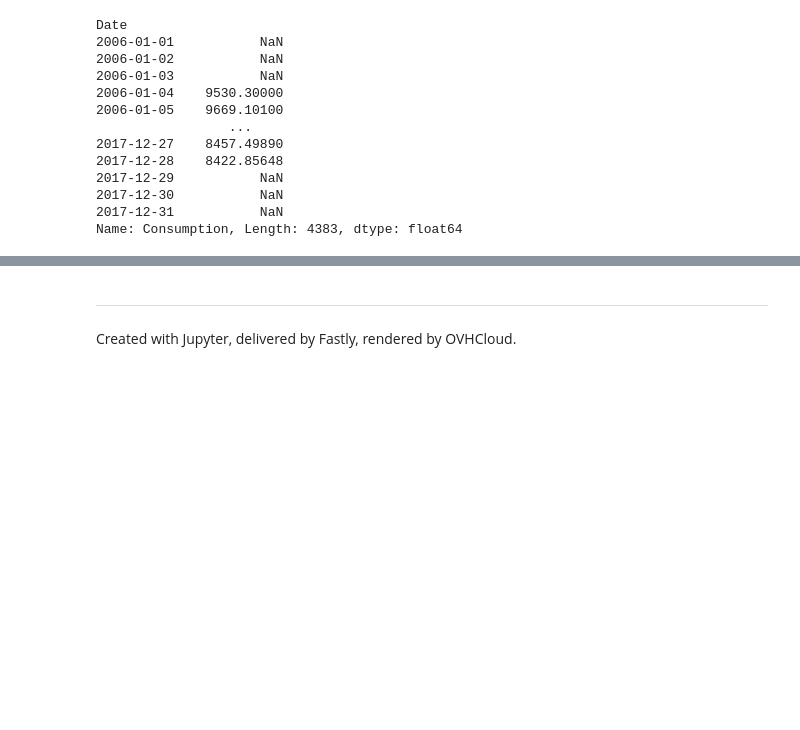
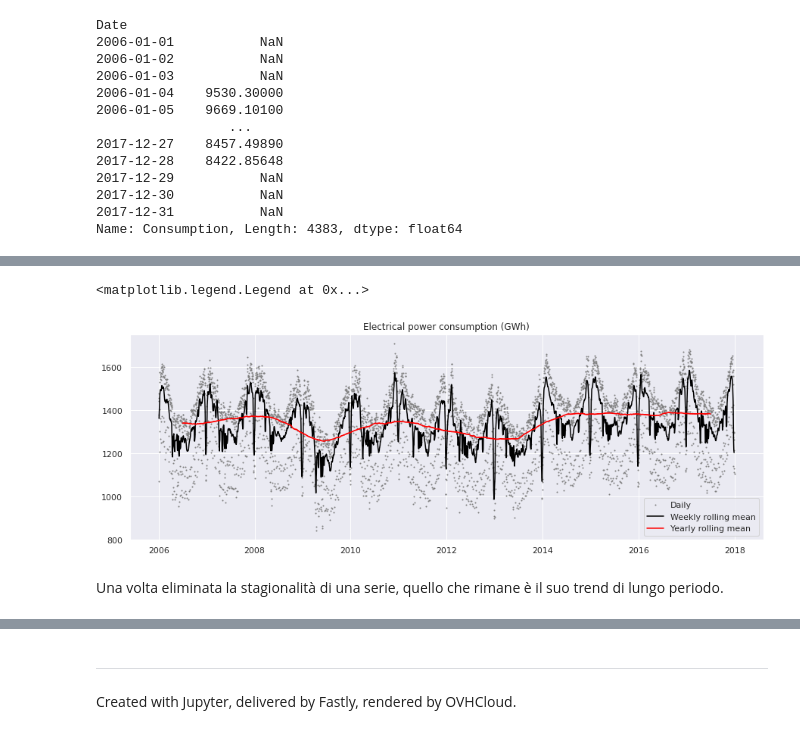
Before and after one commit to fbagattini/Lezioni, a Jupyter notebook: Analisi e Forecast di Serie Temporali con Python - Parte II.ipynb, the cells around one changed output, grey strips where cells are left out. Cells and saved outputs as stored; diff of their text form; code cells hidden in the pictures; blank space fills up the shorter version.

```diff
--- a/Analisi e Forecast di Serie Temporali con Python - Parte II.ipynb
+++ b/Analisi e Forecast di Serie Temporali con Python - Parte II.ipynb
@@ -266,0 +392,23 @@ sns.set()
+# %%
+plt.plot(df['Consumption'],
+         marker='.',
+         markersize=2,
+         linestyle='',
+         label='Daily',
+         color='gray')
+
+plt.plot(df['Consumption'].rolling(7, center=True).mean(),
+         label='Weekly rolling mean',
+         color='black')
+
+plt.plot(df['Consumption'].rolling(365, center=True).mean(),
+         label='Yearly rolling mean',
+         color='red')
+
+plt.title('Electrical power consumption (GWh)')
+plt.legend()
+# %% [output]
+<matplotlib.legend.Legend at 0x...>
+[figure, added]
+# %% [markdown]
+Una volta eliminata la stagionalità di una serie, quello che rimane è il suo trend di lungo periodo.
```
Also changed, not shown: parts of 83 cells of this notebook.
